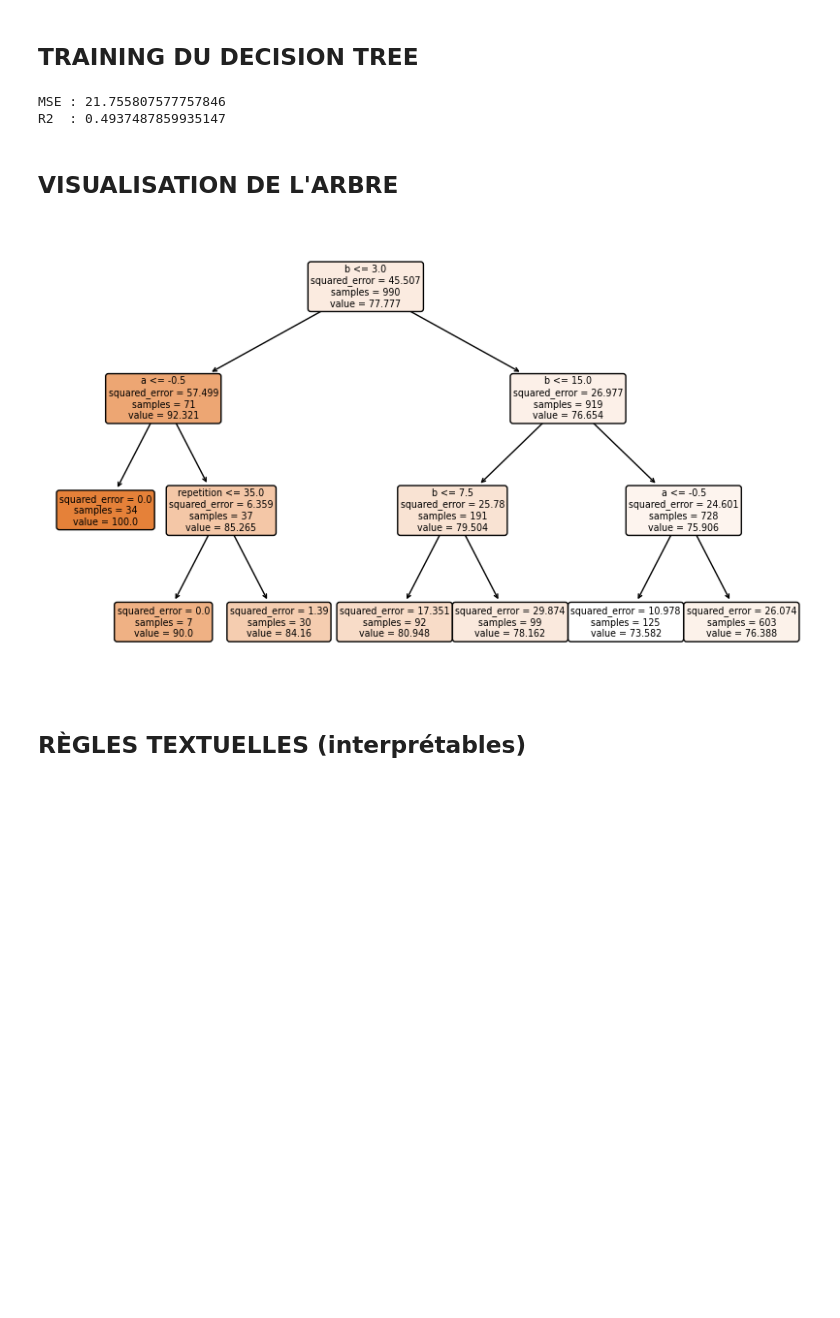
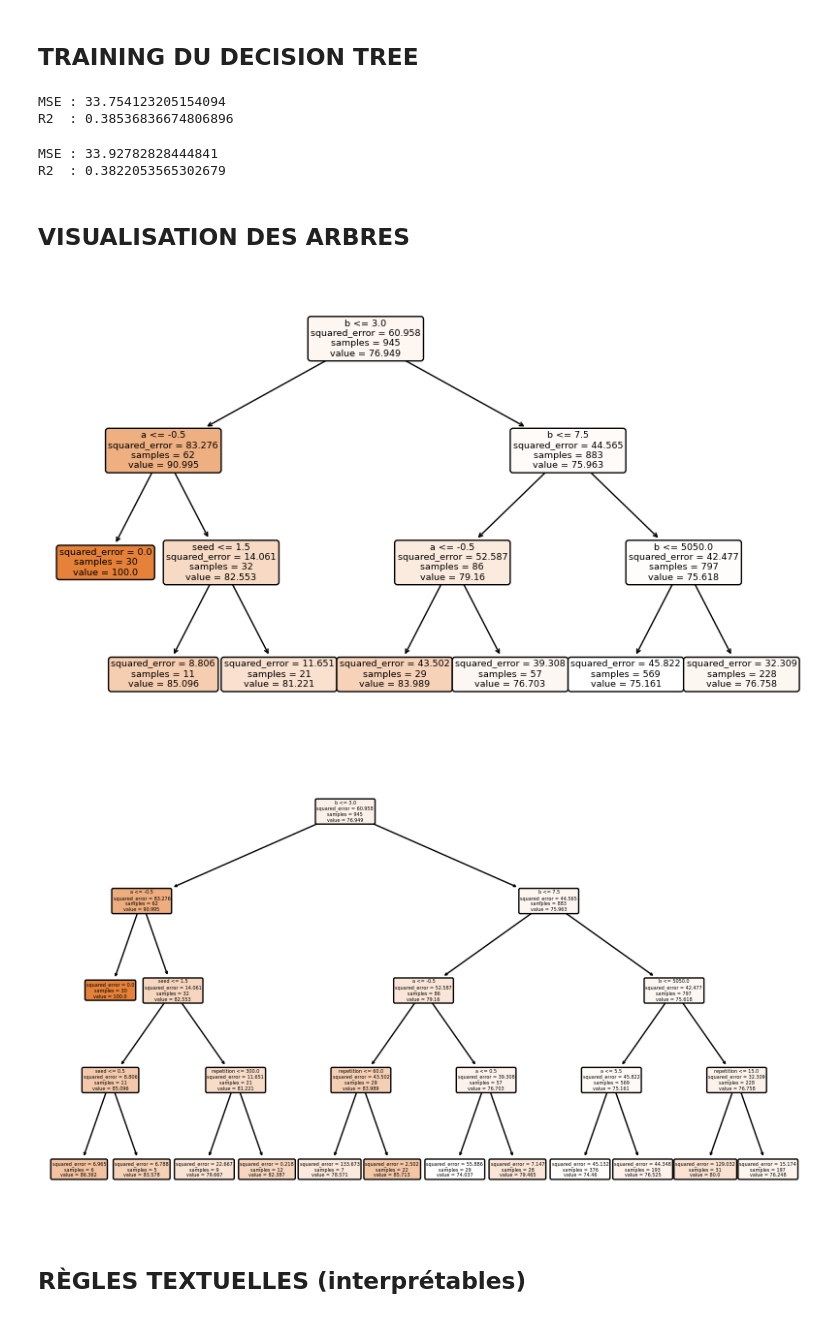
Before and after one commit to theohebert/rep-ti, a Jupyter notebook: associativity/runtime_parameters/analyse.ipynb, the cells around one changed output. Drawn from its saved outputs; the diff is of its cells as text; code cells hidden in the pictures; blank space fills up the shorter version.

Commit message:
modification arbre banquier et ajout commentaires

```diff
--- a/associativity/runtime_parameters/analyse.ipynb
+++ b/associativity/runtime_parameters/analyse.ipynb
@@ -7,7 +7,7 @@ from sklearn.metrics import mean_squared_error, r2_score
 # %% [markdown]
 ## CHARGEMENT DES DONNÉES
 # %%
-df = pd.read_csv('../results_associativity.csv')
+df = pd.read_csv('../../results_associativity.csv')
 
 df.head()
 # %% [output]
@@ -20,31 +20,47 @@ df.head()
 # %% [markdown]
 ## SÉPARATION TRAIN / TEST
 # %%
-X = df[["repetition","a","b"]]
+X = df[["seed","repetition","a","b"]]
 y = df["PourcentageReussites"]
 
 X_train, X_test, y_train, y_test = train_test_split(X, y, test_size=0.25, random_state=0)
 # %% [markdown]
 ## TRAINING DU DECISION TREE
 # %%
-model = DecisionTreeRegressor(max_depth=3, random_state=0)
-model.fit(X_train, y_train)
+model1 = DecisionTreeRegressor(max_depth=3, random_state=0)
+model1.fit(X_train, y_train)
 
-y_pred = model.predict(X_test)
+y_pred = model1.predict(X_test)
 
 print("MSE :", mean_squared_error(y_test, y_pred))
 print("R2  :", r2_score(y_test, y_pred))
 # %% [output]
-MSE : 21.755807577757846
-R2  : 0.4937487859935147
+MSE : 33.754123205154094
+R2  : 0.38536836674806896
+# %%
+model2 = DecisionTreeRegressor(max_depth=4, random_state=0)
+model2.fit(X_train, y_train)
+
+y_pred = model2.predict(X_test)
+
+print("MSE :", mean_squared_error(y_test, y_pred))
+print("R2  :", r2_score(y_test, y_pred))
+# %% [output]
+MSE : 33.92782828444841
+R2  : 0.3822053565302679
 # %% [markdown]
-## VISUALISATION DE L'ARBRE
+## VISUALISATION DES ARBRES
 # %%
 plt.figure(figsize=(10,6))
-plot_tree(model, feature_names=X.columns, filled=True, rounded=True)
+plot_tree(model1, feature_names=X.columns, filled=True, rounded=True)
 plt.show()
+
+plt.figure(figsize=(10,6))
+plot_tree(model2, feature_names=X.columns, filled=True, rounded=True)
+plt.show()
 # %% [output]
-[figure, old version]
+[figure, new version]
+[figure, added]
 # %% [markdown]
 ## RÈGLES TEXTUELLES (interprétables)
 # %%
```
Also changed, not shown: parts of 2 cells of this notebook, 5 other files.
